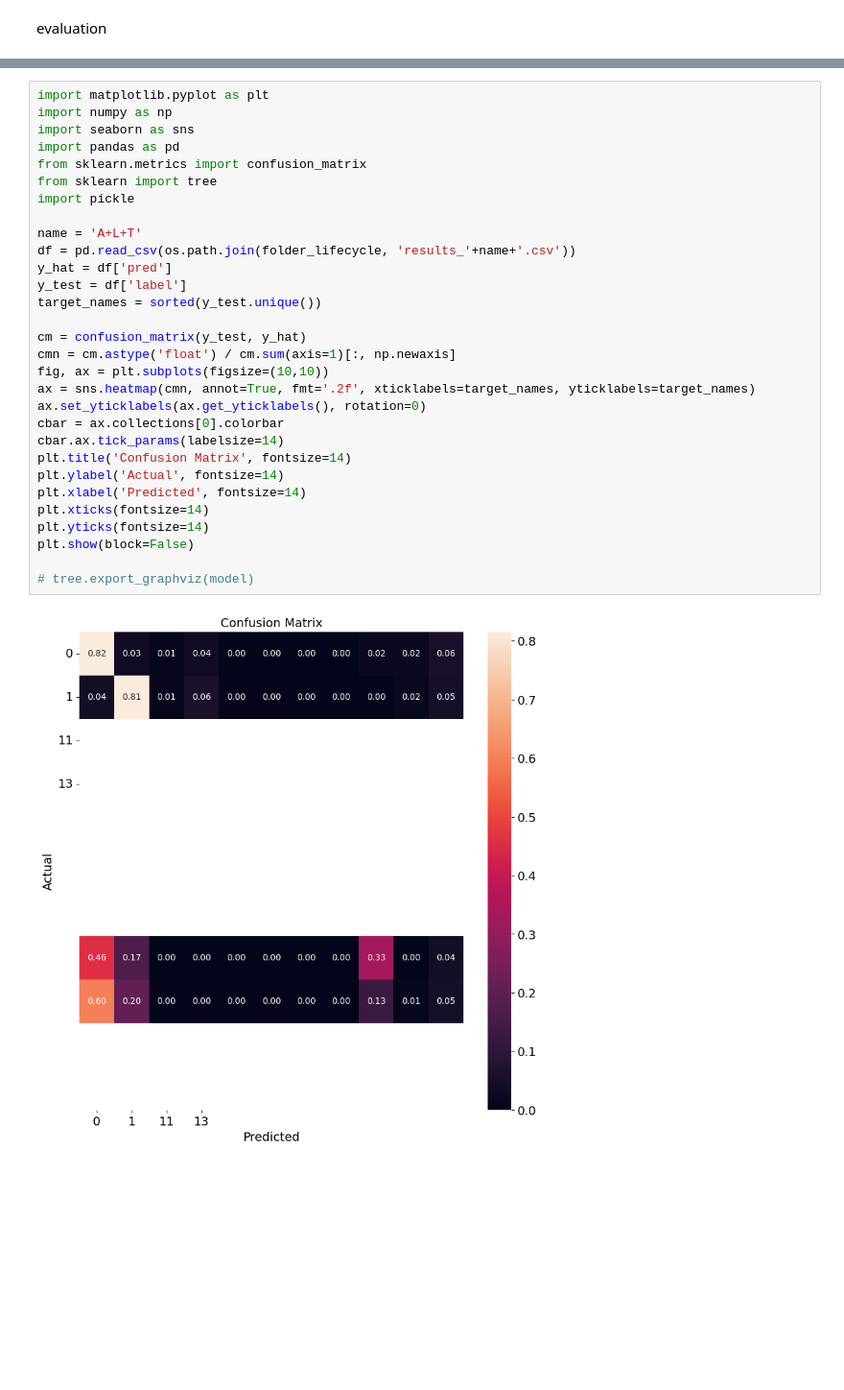
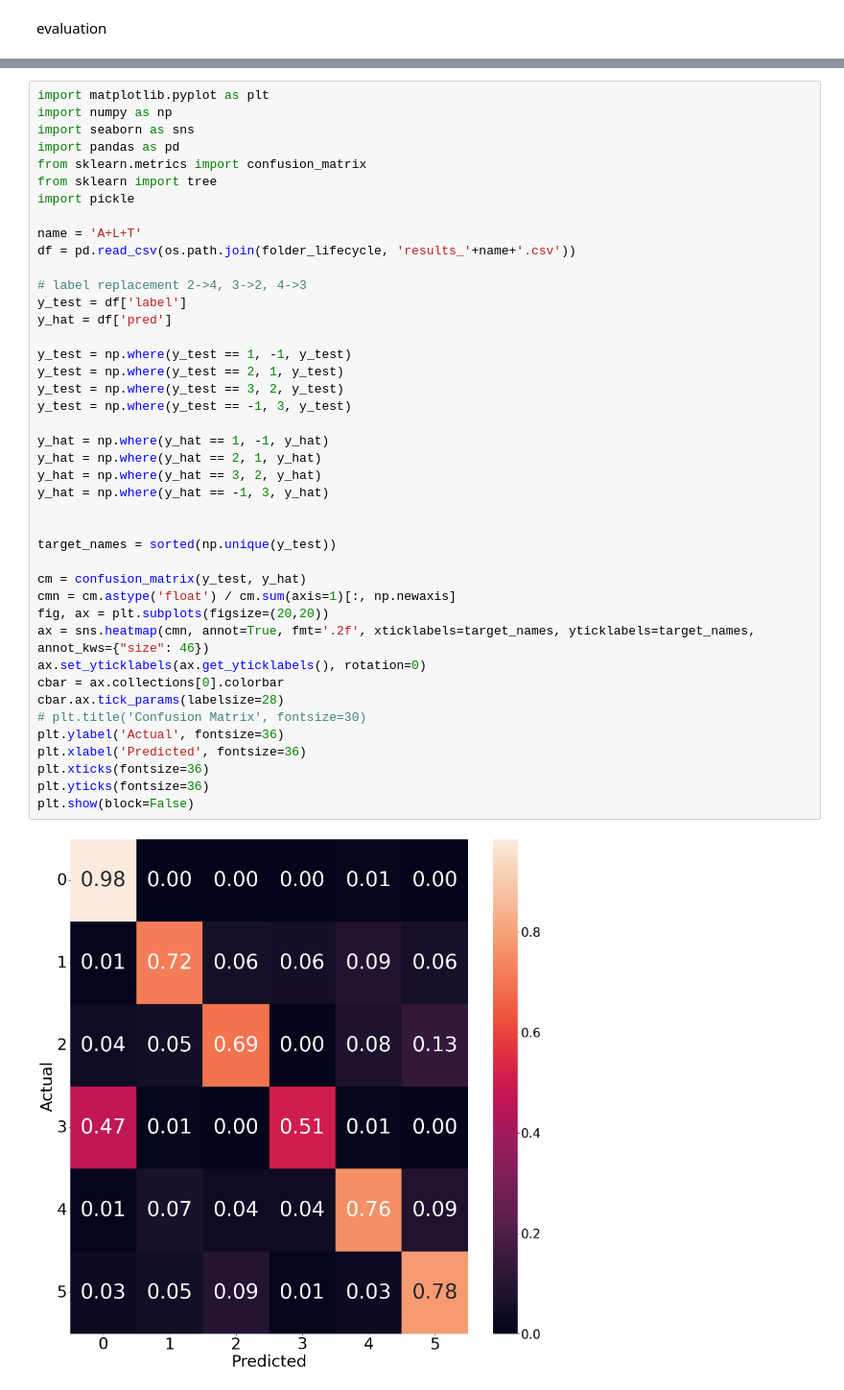
Before and after one commit to charlie532/Cyber-Attack-Lifecycle-and-Technique-Detection, a Jupyter notebook: 2_ML_training/ensemble.ipynb, the cells around one changed output, grey strips where cells are left out. Shown at 96% size. Saved outputs shown, nothing was run; the diff lists cells and outputs as text; blank space fills up the shorter version.

```diff
--- a/2_ML_training/ensemble.ipynb
+++ b/2_ML_training/ensemble.ipynb
@@ -830,32 +851,44 @@ plt.show()
 # %%
 import matplotlib.pyplot as plt
 import numpy as np
 import seaborn as sns
 import pandas as pd
 from sklearn.metrics import confusion_matrix
 from sklearn import tree
 import pickle
 
 name = 'A+L+T'
 df = pd.read_csv(os.path.join(folder_lifecycle, 'results_'+name+'.csv'))
+
+# label replacement 2->4, 3->2, 4->3
+y_test = df['label']
 y_hat = df['pred']
-y_test = df['label']
-target_names = sorted(y_test.unique())
+
+y_test = np.where(y_test == 1, -1, y_test)
+y_test = np.where(y_test == 2, 1, y_test)
+y_test = np.where(y_test == 3, 2, y_test)
+y_test = np.where(y_test == -1, 3, y_test)
+
+y_hat = np.where(y_hat == 1, -1, y_hat)
+y_hat = np.where(y_hat == 2, 1, y_hat)
+y_hat = np.where(y_hat == 3, 2, y_hat)
+y_hat = np.where(y_hat == -1, 3, y_hat)
+
+
+target_names = sorted(np.unique(y_test))
 
 cm = confusion_matrix(y_test, y_hat)
 cmn = cm.astype('float') / cm.sum(axis=1)[:, np.newaxis]
-fig, ax = plt.subplots(figsize=(10,10))
-ax = sns.heatmap(cmn, annot=True, fmt='.2f', xticklabels=target_names, yticklabels=target_names)
+fig, ax = plt.subplots(figsize=(20,20))
+ax = sns.heatmap(cmn, annot=True, fmt='.2f', xticklabels=target_names, yticklabels=target_names, annot_kws={"size": 46})
 ax.set_yticklabels(ax.get_yticklabels(), rotation=0)
 cbar = ax.collections[0].colorbar
-cbar.ax.tick_params(labelsize=14)
-plt.title('Confusion Matrix', fontsize=14)
-plt.ylabel('Actual', fontsize=14)
-plt.xlabel('Predicted', fontsize=14)
-plt.xticks(fontsize=14)
-plt.yticks(fontsize=14)
+cbar.ax.tick_params(labelsize=28)
+# plt.title('Confusion Matrix', fontsize=30)
+plt.ylabel('Actual', fontsize=36)
+plt.xlabel('Predicted', fontsize=36)
+plt.xticks(fontsize=36)
+plt.yticks(fontsize=36)
 plt.show(block=False)
-
-# tree.export_graphviz(model)
 # %% [output]
-[figure, old version]
+[figure, new version]
```
Also changed, not shown: parts of 6 cells of this notebook, 6 other files.
